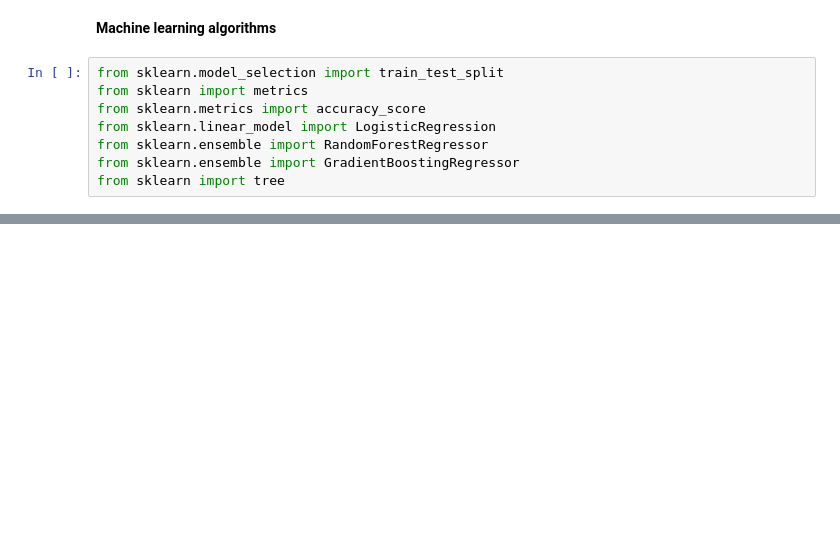
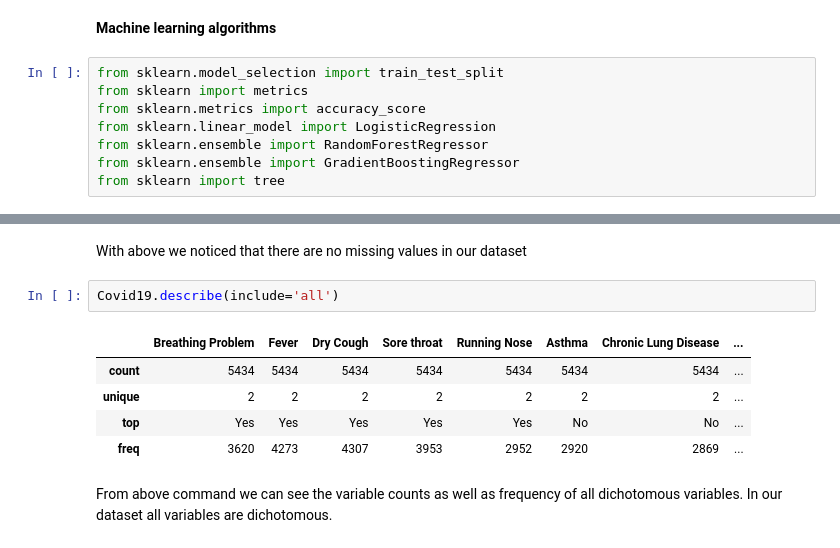
Before and after one commit to ratan54/Animated-and-Story-Telling-plot-For-COVID-19-Data-set-Using-Python, a Jupyter notebook: Big_Data_Individual_Project.ipynb, the cells around one changed output, grey strips where cells are left out. Cells and saved outputs as stored; diff of their text form; blank space fills up the shorter version.

```diff
--- a/Big_Data_Individual_Project.ipynb
+++ b/Big_Data_Individual_Project.ipynb
@@ -41,0 +68,12 @@ from sklearn import tree
+# %% [markdown]
+With above we noticed that there are no missing values in our dataset
+# %%
+Covid19.describe(include='all')
+# %% [output]
+|  | Breathing Problem | Fever | Dry Cough | Sore throat | Running Nose | Asthma | Chronic Lung Disease | ... |
+| count | 5434 | 5434 | 5434 | 5434 | 5434 | 5434 | 5434 | ... |
+| unique | 2 | 2 | 2 | 2 | 2 | 2 | 2 | ... |
+| top | Yes | Yes | Yes | Yes | Yes | No | No | ... |
+| freq | 3620 | 4273 | 4307 | 3953 | 2952 | 2920 | 2869 | ... |
+# %% [markdown]
+From above command we can see the variable counts as well as frequency of all dichotomous variables. In our dataset all variables are dichotomous.
```
Also changed, not shown: parts of 14 cells of this notebook.
